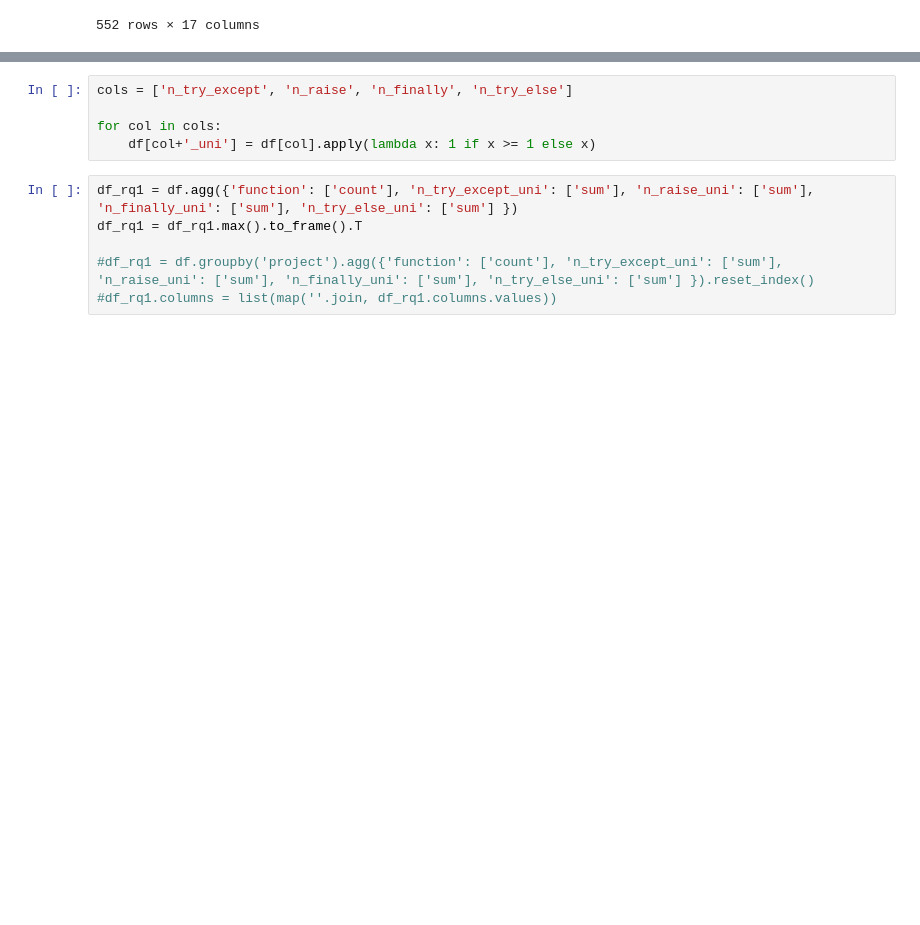
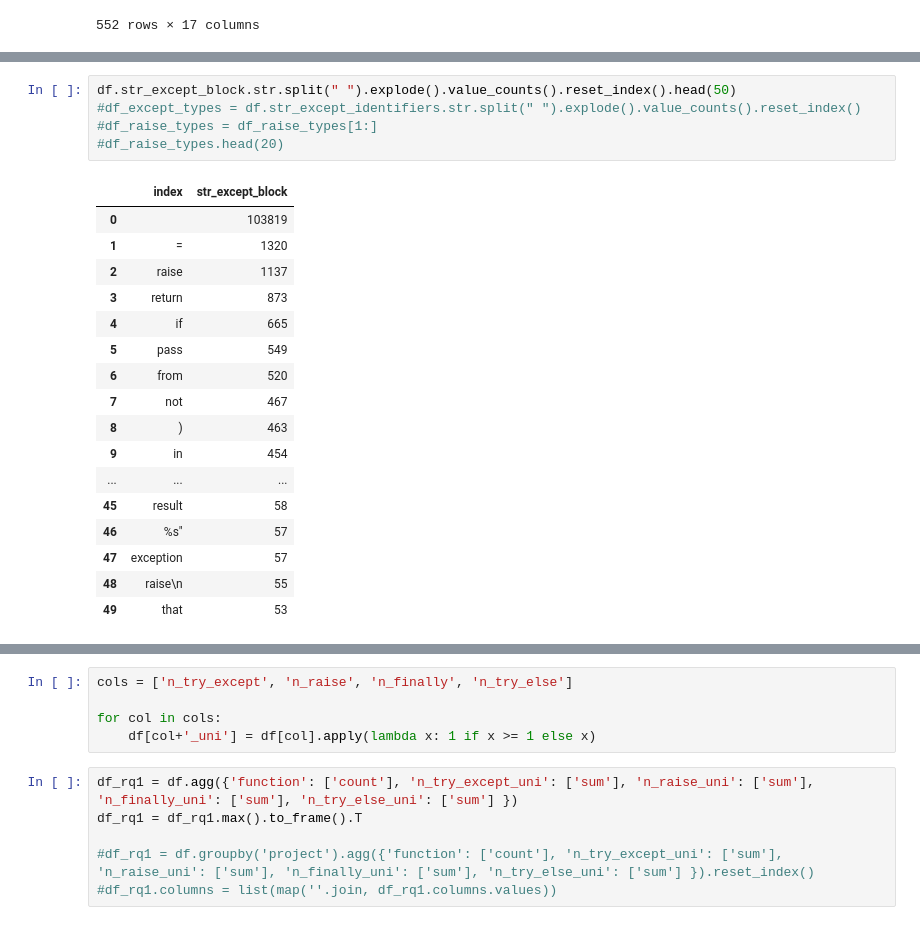
Before and after one commit to r4phael/exception-miner-multi, a Jupyter notebook: notebooks/eh_py_analysis.ipynb, the cells around one changed output, grey strips where cells are left out. Saved outputs shown, nothing was run; the diff lists cells and outputs as text; blank space fills up the shorter version.

```diff
--- a/notebooks/eh_py_analysis.ipynb
+++ b/notebooks/eh_py_analysis.ipynb
@@ -272,0 +277,23 @@ df[df['n_try_except'] >1]
+# %%
+df.str_except_block.str.split(" ").explode().value_counts().reset_index().head(50)
+#df_except_types = df.str_except_identifiers.str.split(" ").explode().value_counts().reset_index()
+#df_raise_types = df_raise_types[1:]
+#df_raise_types.head(20)
+# %% [output]
+|  | index | str_except_block |
+| 0 |  | 103819 |
+| 1 | = | 1320 |
+| 2 | raise | 1137 |
+| 3 | return | 873 |
+| 4 | if | 665 |
+| 5 | pass | 549 |
+| 6 | from | 520 |
+| 7 | not | 467 |
+| 8 | ) | 463 |
+| 9 | in | 454 |
+| ... | ... | ... |
+| 45 | result | 58 |
+| 46 | %s" | 57 |
+| 47 | exception | 57 |
+| 48 | raise\n | 55 |
+| 49 | that | 53 |
```
Also changed, not shown: parts of 14 cells of this notebook, 3 other files.
